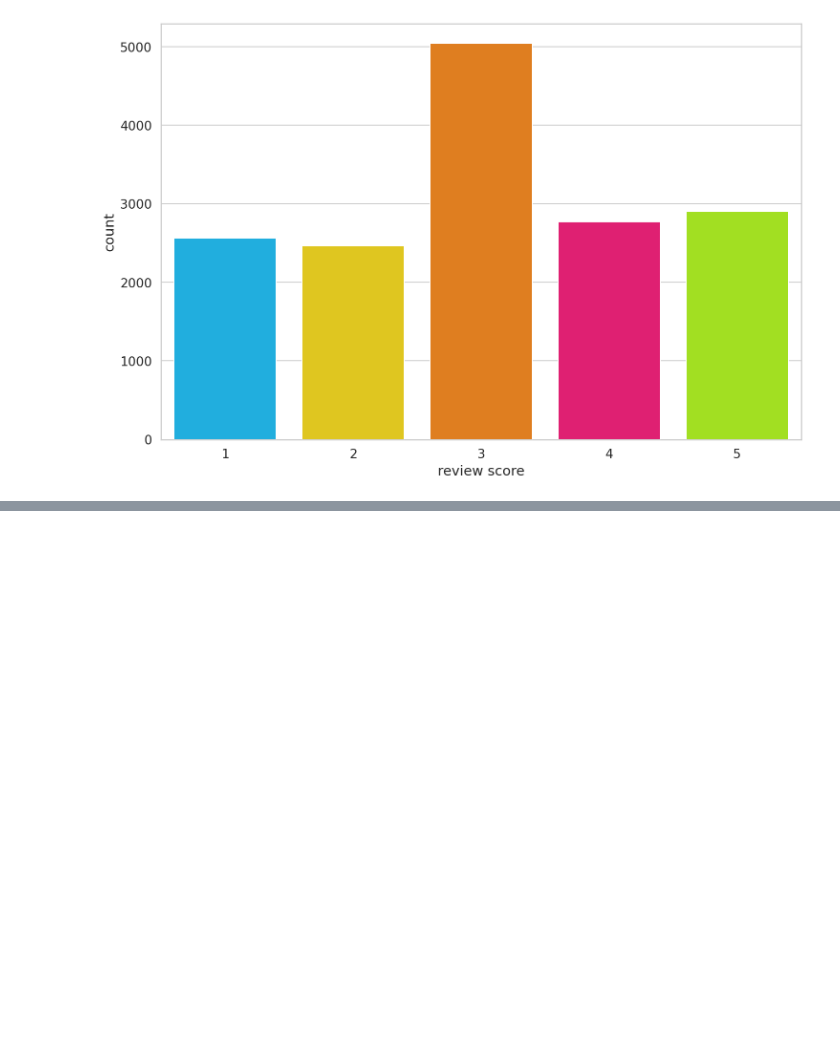
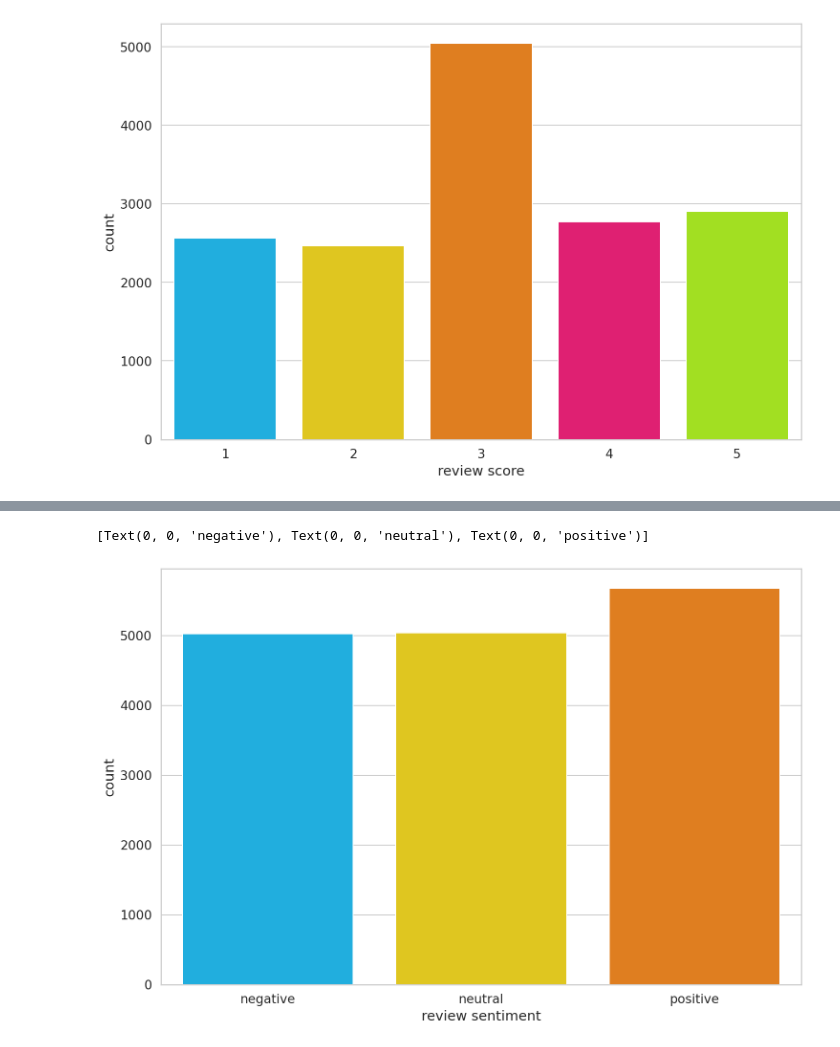
Before and after one commit to Masoud-Ghasemian/BERT, a Jupyter notebook: Sentiment_Analysis_with_BERT.ipynb, the cells around one changed output, grey strips where cells are left out. Saved outputs shown, nothing was run; the diff lists cells and outputs as text; code cells hidden in the pictures; blank space fills up the shorter version.

```diff
--- a/Sentiment_Analysis_with_BERT.ipynb
+++ b/Sentiment_Analysis_with_BERT.ipynb
@@ -124,3 +124,12 @@ df.head()
 | 2 | steven adkins | https://lh3.googleusercontent.com... | Your app sucks now!!!!! Used to b... | 1 | 17 | 4.17.0.3 | 2020-04-01 16:18:13 | This sounds odd! We are not aware... | ... |
 | 3 | Lars Panzerbjørn | https://lh3.googleusercontent.com... | It seems OK, but very basic. Recu... | 1 | 192 | 4.17.0.2 | 2020-03-12 08:17:34 | We do offer this option as part o... | ... |
 | 4 | Scott Prewitt | https://lh3.googleusercontent.com... | Absolutely worthless. This app ru... | 1 | 42 | 4.17.0.2 | 2020-03-14 17:41:01 | We're sorry you feel this way! 90... | ... |
+# %%
+class_names = ['negative', 'neutral', 'positive']
+# %%
+ax = sns.countplot(df.sentiment)
+plt.xlabel('review sentiment')
+ax.set_xticklabels(class_names)
+# %% [output]
+[Text(0, 0, 'negative'), Text(0, 0, 'neutral'), Text(0, 0, 'positive')]
+[figure, added]
```
